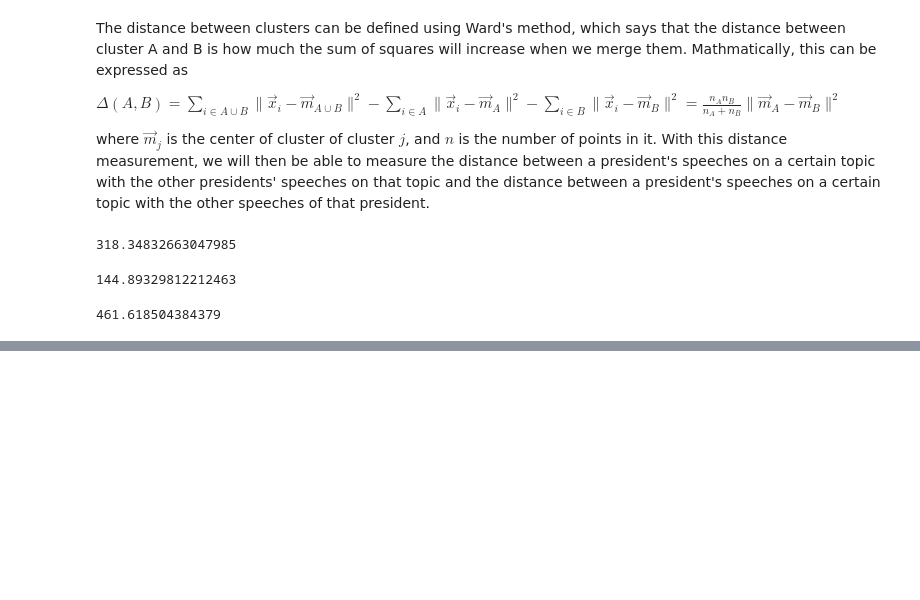
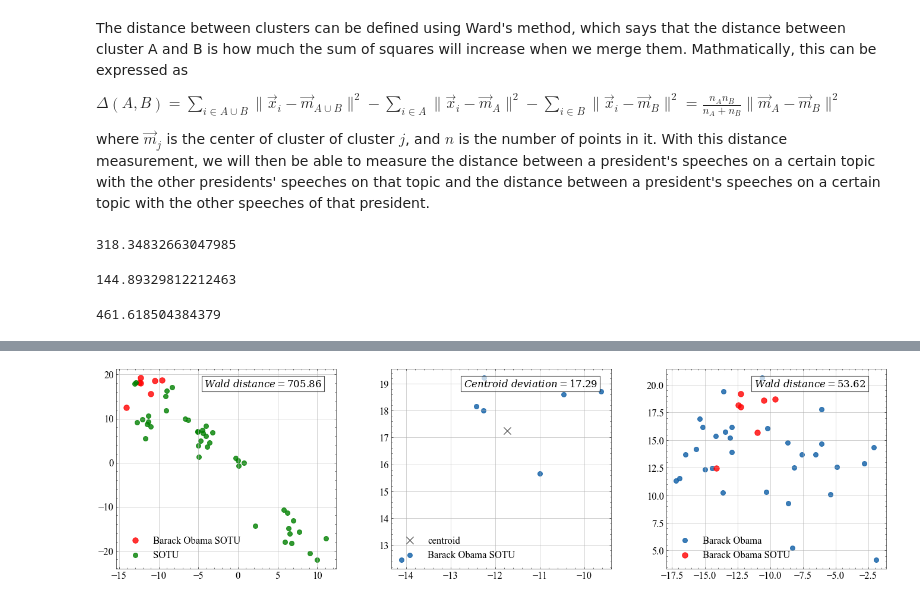
Before and after one commit to ShiyangLai/Political-Speech-Deep-Learning-Final-Project, a Jupyter notebook: notebook/word_embedding.ipynb, the cells around one changed output, grey strips where cells are left out. Saved outputs shown, nothing was run; the diff lists cells and outputs as text; code cells hidden in the pictures; blank space fills up the shorter version.

```diff
--- a/notebook/word_embedding.ipynb
+++ b/notebook/word_embedding.ipynb
@@ -411,2 +393,6 @@ ward_dist(my_position, president2_position)
 # %%
-congress_net
+# import bert embedding
+bert_embedding = pd.read_csv('../dataset/president_Bert_embeddings.csv', index_col=0)
+bert_embedding = bert_embedding[bert_embedding.President.isin(focal_presidents) & bert_embedding.Context.isin(focal_topics)]
+bert_embedding.reset_index(inplace=True, drop=True)
+tsneDoc = sklearn.manifold.TSNE(n_components=2).fit_transform(bert_embedding.values[:, :-2])
@@ -426,3 +399,58 @@ congress_net
+# %%
+#
+def centroid_deviation(cluster):
+    centroid = np.array([np.mean(cluster[:, i]) for i in range(cluster.shape[1])])
+    pair_dist = [math.dist(centroid, point) ** 2 for point in cluster]
+    return np.mean(pair_dist)
 # %%
-my_position
+# visualize Lyndon B.Jonson's SOTU speeches
+fig, axis = plt.subplots(1, 3, figsize=(18, 6), dpi=80)
+# context_names = context_names[1:]
+cmap = cm.get_cmap('tab20b')
+colors = cmap.colors
+
+topics = 'SOTU'
+president = 'Barack Obama'
+
+x_index = bert_embedding[(bert_embedding.Context == topic) & (bert_embedding.President != president)].index.values
+y_index = bert_embedding[(bert_embedding.President == president) & (bert_embedding.Context != topic)].index.values
+president_position = bert_embedding[(bert_embedding.President == president) & (bert_embedding.Context == topic)].index.values
+
+wald = ward_dist(bert_embedding[(bert_embedding.Context == topic) & (bert_embedding.President != president)].values[:,:-2],
+                 bert_embedding[(bert_embedding.President == president) & (bert_embedding.Context != topic)].values[:,:-2])
+textstr = r'${Wald\ distance}=%.2f$' %(wald)
+
+axis[0].scatter(tsneDoc[president_position, 0], tsneDoc[president_position, 1], color='red', s=70, alpha=0.8, label=president+' '+topic)
+axis[0].scatter(tsneDoc[x_index, 0], tsneDoc[x_index, 1], color='green', s=50, alpha=0.8, label=topic)
+axis[0].tick_params(axis='both', which='major', labelsize=15)
+axis[0].legend(loc=3, fontsize=15)
+axis[0].text(0.4, 0.95, textstr, transform=axis[0].transAxes, fontsize=15, verticalalignment='top', bbox = dict(facecolor = 'white', alpha = 0.7))
+axis[0].grid()
+
+centroid_dist = centroid_deviation(bert_embedding[(bert_embedding.President == president) & (bert_embedding.Context == topic)].values[:,:-2])
+textstr = r'${Centroid\ deviation}=%.2f$' %(centroid_dist)
+
+axis[1].scatter(np.mean(tsneDoc[president_position, 0]), np.mean(tsneDoc[president_position, 1]),
+                color='black', s=120, alpha=0.8, label='centroid', marker='x',)
+# axis[1].scatter(tsneDoc[y_index, 0], tsneDoc[y_index, 1], color='blue', s=50, alpha=0.8, label=president)
+axis[1].scatter(tsneDoc[president_position, 0], tsneDoc[president_position, 1], s=50,  alpha=0.8, label=president+' '+topic)
+axis[1].tick_params(axis='both', which='major', labelsize=15)
+axis[1].legend(loc=3, fontsize=15)
+axis[1].text(0.33, 0.95, textstr, transform=axis[1].transAxes, fontsize=15, verticalalignment='top', bbox = dict(facecolor = 'white', alpha = 0.7))
+axis[1].grid()
+
+wald = ward_dist(bert_embedding[(bert_embedding.Context != topic) & (bert_embedding.President == president)].values[:,:-2],
+                 bert_embedding[(bert_embedding.President == president) & (bert_embedding.Context == topic)].values[:,:-2])
+textstr = r'${Wald\ distance}=%.2f$' %(wald)
+
+axis[2].scatter(tsneDoc[y_index, 0], tsneDoc[y_index, 1], s=50, alpha=0.8, label=president)
+axis[2].scatter(tsneDoc[president_position, 0], tsneDoc[president_position, 1], s=70, color='red', alpha=0.8, label=president+' '+topic)
+axis[2].tick_params(axis='both', which='major', labelsize=15)
+axis[2].legend(loc=3, fontsize=15)
+axis[2].text(0.4, 0.95, textstr, transform=axis[2].transAxes, fontsize=15, verticalalignment='top', bbox = dict(facecolor = 'white', alpha = 0.7))
+axis[2].grid()
+
+plt.subplots_adjust(left=0, bottom=0.1, right=0.9, top=0.8, wspace=0.25, hspace=0.25)
+plt.savefig('distance_example.svg')
+plt.show()
 # %% [output]
@@ -445,0 +457 @@ array([[-2.4427674e-03, -1.0960482e-02,  5.2932795e-02, -5.3539798e-03,
+[figure, added]
```
Also changed, not shown: parts of 14 cells of this notebook, 5 other files.
